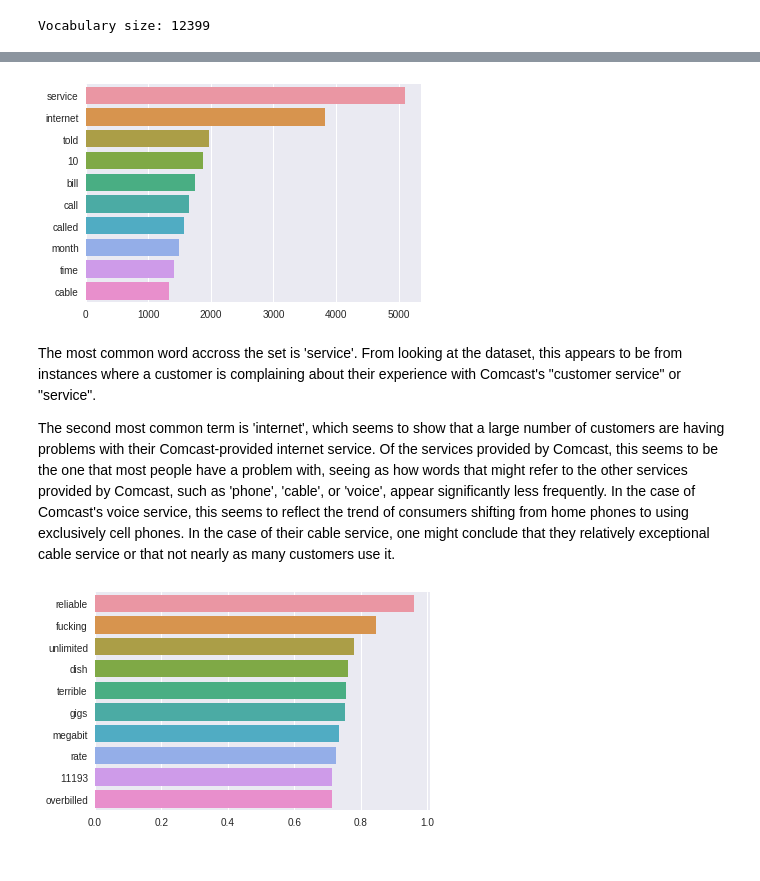
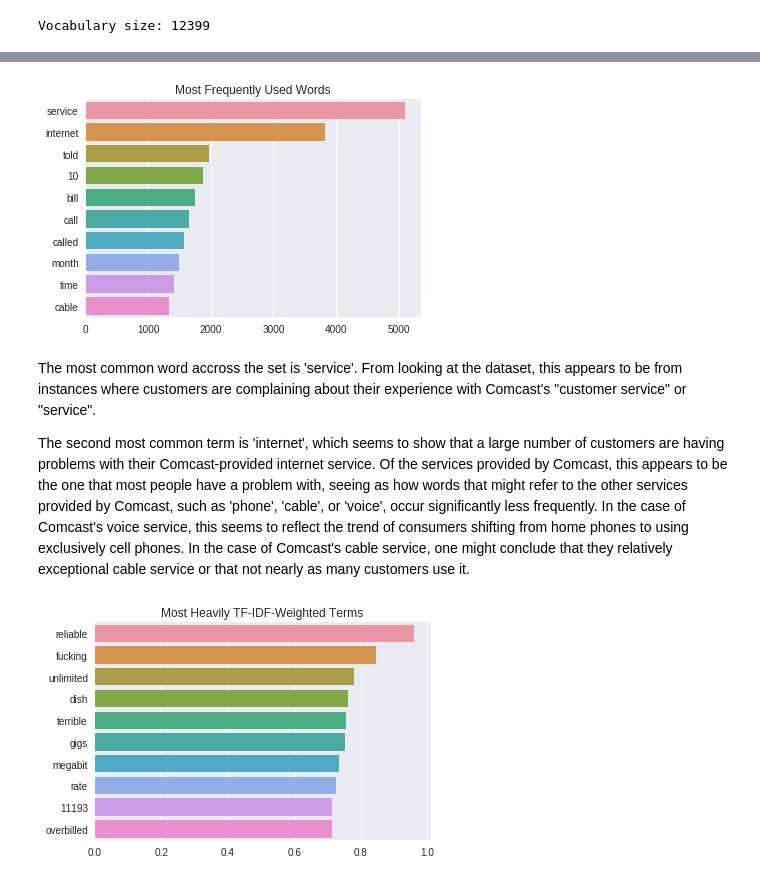
Before and after one commit to Regum/MLP-Appel-Hawkins, a Jupyter notebook: lab2/Lab02.ipynb, the cells around one changed output, grey strips where cells are left out. Cells and saved outputs as stored; diff of their text form; code cells hidden in the pictures.

```diff
--- a/lab2/Lab02.ipynb
+++ b/lab2/Lab02.ipynb
@@ -57,19 +44,19 @@ tfidf_df.describe()
 # %%
-# top 10 words used
+# Plot top 10 words used
 top_used_words = bow_df.sum().sort_values(ascending=False)[:10]
 
-top_ax = s.barplot(top_used_words.values, top_used_words.index, orient="h")
+top_ax = s.barplot(top_used_words.values, top_used_words.index, orient="h").set_title('Most Frequently Used Words')
 # %% [output]
-[figure, old version]
+[figure, new version]
 # %% [markdown]
-The most common word accross the set is 'service'. From looking at the dataset, this appears to be from instances where a customer is complaining about their experience with Comcast's "customer service" or "service".
+The most common word accross the set is 'service'. From looking at the dataset, this appears to be from instances where customers are complaining about their experience with Comcast's "customer service" or "service".
 
-The second most common term is 'internet', which seems to show that a large number of customers are having problems with their Comcast-provided internet service. Of the services provided by Comcast, this seems to be the one that most people have a problem with, seeing as how words that might refer to the other services provided by Comcast, such as 'phone', 'cable', or 'voice', appear significantly less frequently. In the case of Comcast's voice service, this seems to reflect the trend of consumers shifting from home phones to using exclusively cell phones. In the case of their cable service, one might conclude that they relatively exceptional cable service or that not nearly as many customers use it.
+The second most common term is 'internet', which seems to show that a large number of customers are having problems with their Comcast-provided internet service. Of the services provided by Comcast, this appears to be the one that most people have a problem with, seeing as how words that might refer to the other services provided by Comcast, such as 'phone', 'cable', or 'voice', occur significantly less frequently. In the case of Comcast's voice service, this seems to reflect the trend of consumers shifting from home phones to using exclusively cell phones. In the case of Comcast's cable service, one might conclude that they relatively exceptional cable service or that not nearly as many customers use it.
 # %%
-# heaviest weighted words
+# Plot terms with the highest tf-idf weights
 heaviest_words = tfidf_df.max().sort_values(ascending=False)[:10]
 
-hv_ax = s.barplot(heaviest_words.values, heaviest_words.index, orient="h")
+hv_ax = s.barplot(heaviest_words.values, heaviest_words.index, orient="h").set_title('Most Heavily TF-IDF-Weighted Terms')
 # %% [output]
-[figure, old version]
+[figure, new version]
 # %% [markdown]
```
Also changed, not shown: parts of 5 cells of this notebook.
